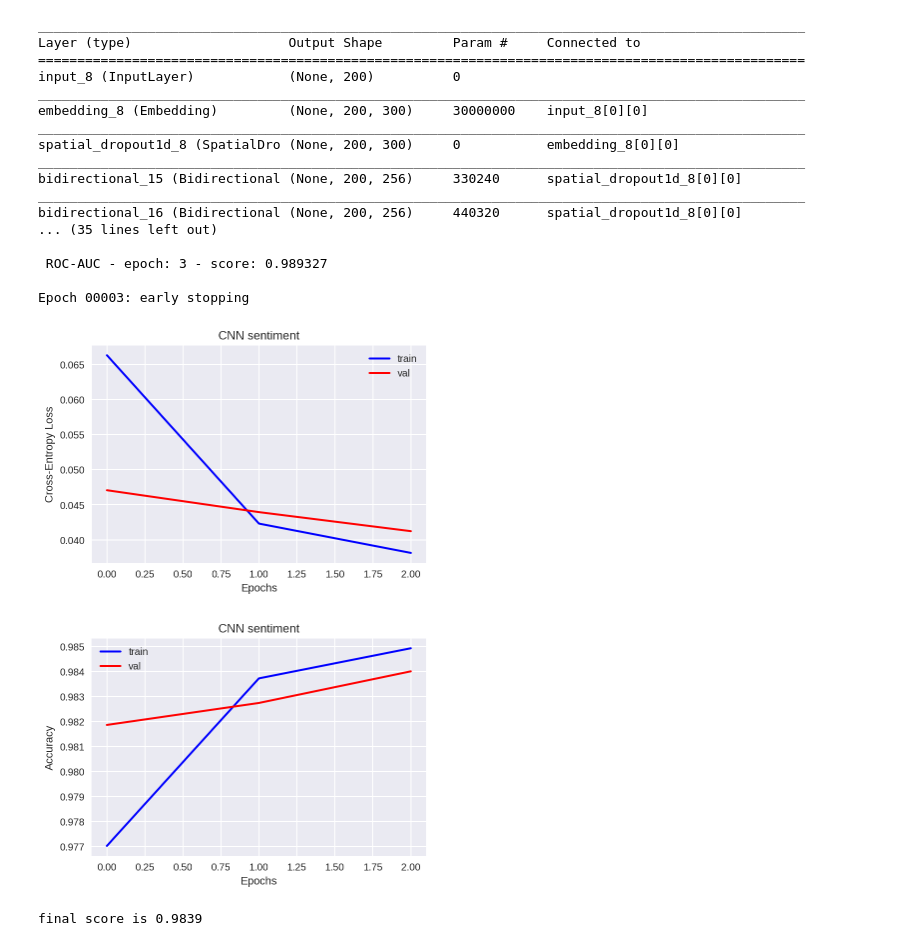
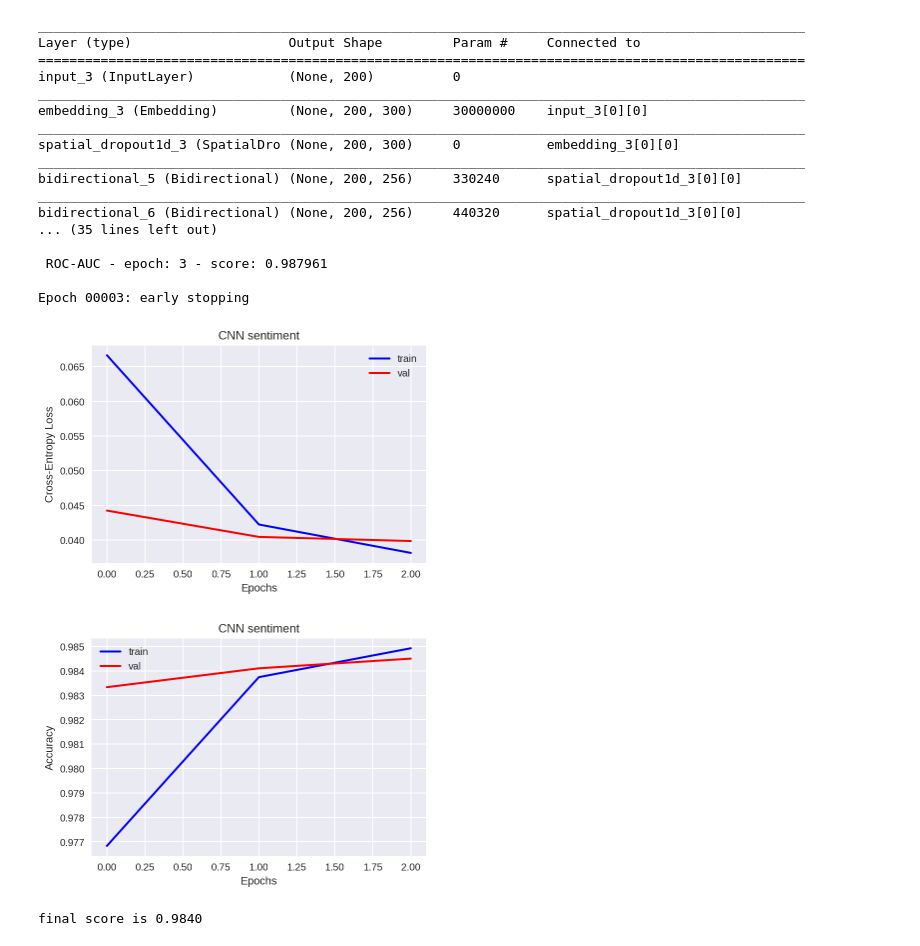
Before and after one commit to Zhengqi-Li/NLP, a Jupyter notebook: GRU.ipynb, the cells around one changed output. Cells and saved outputs as stored; diff of their text form; code cells hidden in the pictures.

```diff
--- a/GRU.ipynb
+++ b/GRU.ipynb
@@ -182,7 +178,7 @@ conc = Concatenate(axis=1)([avg_poolx, max_poolx,
 
 #------------------------------------------------------
 
-conc = Dropout(0.2)(conc)
+conc = Dropout(0.1)(conc)
 outp = Dense(6, kernel_initializer=initializers.RandomNormal(), activation="sigmoid")(conc)
 
 model = Model(inputs=inp, outputs=outp)
@@ -233,41 +229,41 @@ plt.show()
 
 plt.figure()
 plt.plot(hist.history['acc'], lw=2.0, color='b', label='train')
 plt.plot(hist.history['val_acc'], lw=2.0, color='r', label='val')
 plt.title('CNN sentiment')
 plt.xlabel('Epochs')
 plt.ylabel('Accuracy')
 plt.legend(loc='upper left')
 plt.show()
 
 y_pred = model.predict(x_test, batch_size=1024)
 submission = pd.read_csv('sample_submission.csv')
 submission[["toxic", "severe_toxic", "obscene", "threat", "insult", "identity_hate"]] = y_pred
 # submission.to_csv('CNN.csv', index=False)
 test_labels = pd.read_csv('test_labels.csv')
 real_test = test_labels[test_labels['toxic']>=0]
 score = roc_auc_score(real_test[labels], submission.iloc[real_test.index][labels])
 print('final score is {:.4f}'.format(score))
 # %% [output]
 __________________________________________________________________________________________________
 Layer (type)                    Output Shape         Param #     Connected to
 ==================================================================================================
-input_8 (InputLayer)            (None, 200)          0
+input_3 (InputLayer)            (None, 200)          0
 __________________________________________________________________________________________________
-embedding_8 (Embedding)         (None, 200, 300)     30000000    input_8[0][0]
+embedding_3 (Embedding)         (None, 200, 300)     30000000    input_3[0][0]
 __________________________________________________________________________________________________
-spatial_dropout1d_8 (SpatialDro (None, 200, 300)     0           embedding_8[0][0]
+spatial_dropout1d_3 (SpatialDro (None, 200, 300)     0           embedding_3[0][0]
 __________________________________________________________________________________________________
-bidirectional_15 (Bidirectional (None, 200, 256)     330240      spatial_dropout1d_8[0][0]
+bidirectional_5 (Bidirectional) (None, 200, 256)     330240      spatial_dropout1d_3[0][0]
 __________________________________________________________________________________________________
-bidirectional_16 (Bidirectional (None, 200, 256)     440320      spatial_dropout1d_8[0][0]
+bidirectional_6 (Bidirectional) (None, 200, 256)     440320      spatial_dropout1d_3[0][0]
 ... (35 lines left out)
 
- ROC-AUC - epoch: 3 - score: 0.989327
+ ROC-AUC - epoch: 3 - score: 0.987961
 
 Epoch 00003: early stopping
-[figure, old version]
+[figure, new version]
-[figure, old version]
+[figure, new version]
-final score is 0.9839
+final score is 0.9840
 # %%
 submission.to_csv('GRU.csv', index=False)
```
Also changed, not shown: parts of 1 cell of this notebook.
